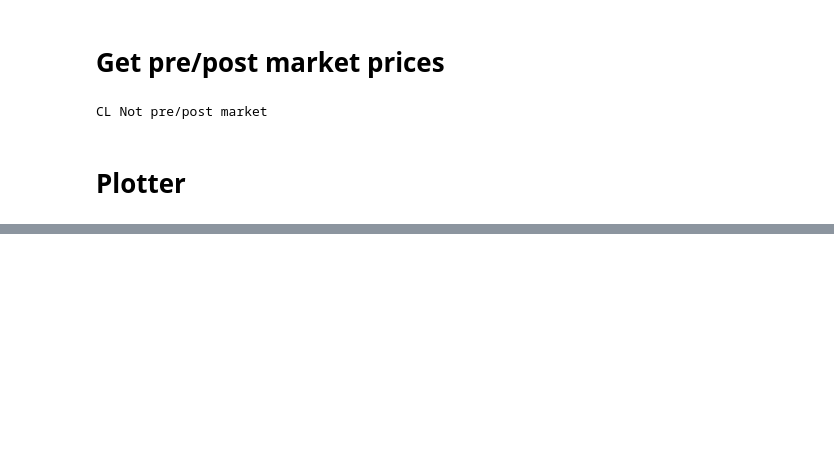
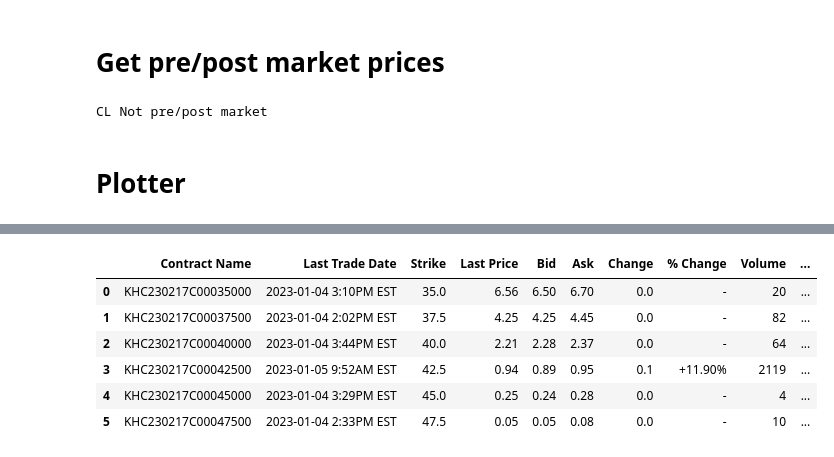
Before and after one commit to bigsaso/StockOptions, a Jupyter notebook: stock_options.ipynb, the cells around one changed output, grey strips where cells are left out. Cells and saved outputs as stored; diff of their text form; code cells hidden in the pictures; blank space fills up the shorter version.

```diff
--- a/stock_options.ipynb
+++ b/stock_options.ipynb
@@ -314,0 +331,10 @@ NameError: name 'dt' is not defined
+# %%
+get_calls('KHC','February 17, 2023')
+# %% [output]
+|  | Contract Name | Last Trade Date | Strike | Last Price | Bid | Ask | Change | % Change | Volume | ... |
+| 0 | KHC230217C00035000 | 2023-01-04 3:10PM EST | 35.0 | 6.56 | 6.50 | 6.70 | 0.0 | - | 20 | ... |
+| 1 | KHC230217C00037500 | 2023-01-04 2:02PM EST | 37.5 | 4.25 | 4.25 | 4.45 | 0.0 | - | 82 | ... |
+| 2 | KHC230217C00040000 | 2023-01-04 3:44PM EST | 40.0 | 2.21 | 2.28 | 2.37 | 0.0 | - | 64 | ... |
+| 3 | KHC230217C00042500 | 2023-01-05 9:52AM EST | 42.5 | 0.94 | 0.89 | 0.95 | 0.1 | +11.90% | 2119 | ... |
+| 4 | KHC230217C00045000 | 2023-01-04 3:29PM EST | 45.0 | 0.25 | 0.24 | 0.28 | 0.0 | - | 4 | ... |
+| 5 | KHC230217C00047500 | 2023-01-04 2:33PM EST | 47.5 | 0.05 | 0.05 | 0.08 | 0.0 | - | 10 | ... |
```
Also changed, not shown: parts of 5 cells of this notebook, 5 other files.
